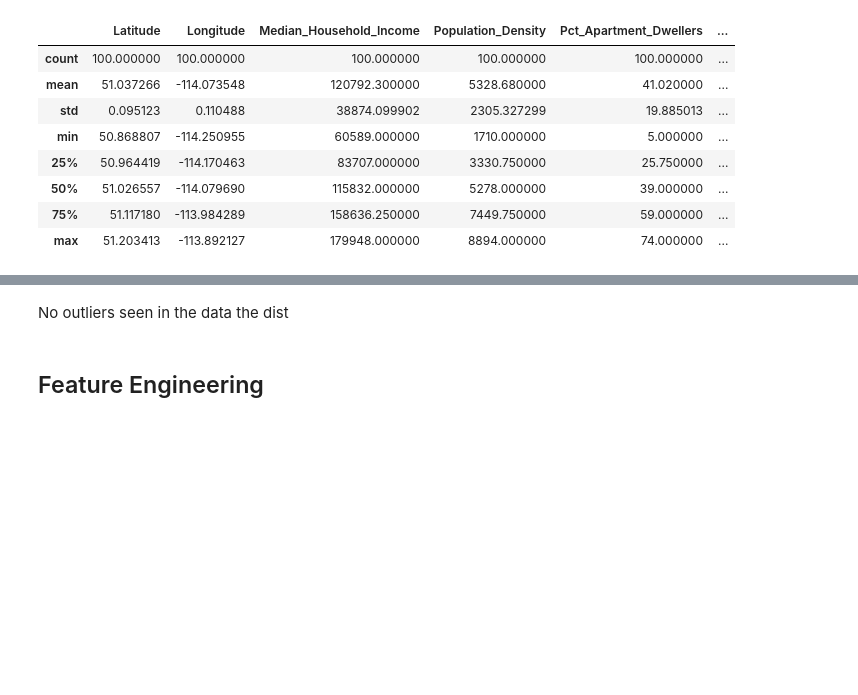
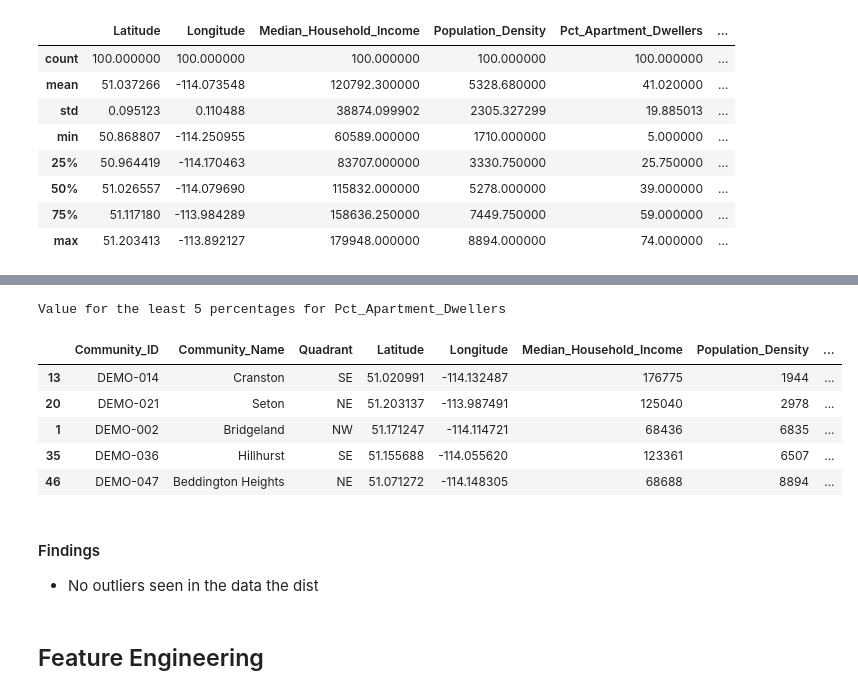
Before and after one commit to ctatlah/ai-carwash, a Jupyter notebook: carwash.ipynb, the cells around one changed output, grey strips where cells are left out. Drawn from its saved outputs; the diff is of its cells as text; code cells hidden in the pictures; blank space fills up the shorter version.

```diff
--- a/carwash.ipynb
+++ b/carwash.ipynb
@@ -331,5 +338,18 @@ plt.close()
+# %%
+least5row = demographic_df.nsmallest(5, 'Pct_Apartment_Dwellers')
+print(f"Value for the least 5 percentages for Pct_Apartment_Dwellers")
+least5row
+# %% [output]
+Value for the least 5 percentages for Pct_Apartment_Dwellers
+|  | Community_ID | Community_Name | Quadrant | Latitude | Longitude | Median_Household_Income | Population_Density | ... |
+| 13 | DEMO-014 | Cranston | SE | 51.020991 | -114.132487 | 176775 | 1944 | ... |
+| 20 | DEMO-021 | Seton | NE | 51.203137 | -113.987491 | 125040 | 2978 | ... |
+| 1 | DEMO-002 | Bridgeland | NW | 51.171247 | -114.114721 | 68436 | 6835 | ... |
+| 35 | DEMO-036 | Hillhurst | SE | 51.155688 | -114.055620 | 123361 | 6507 | ... |
+| 46 | DEMO-047 | Beddington Heights | NE | 51.071272 | -114.148305 | 68688 | 8894 | ... |
 # %% [markdown]
-No outliers seen in the data the dist
+#### Findings
+* No outliers seen in the data the dist
 # %% [markdown]
 ## Feature Engineering
 # %% [markdown]
```
Also changed, not shown: parts of 21 cells of this notebook.
